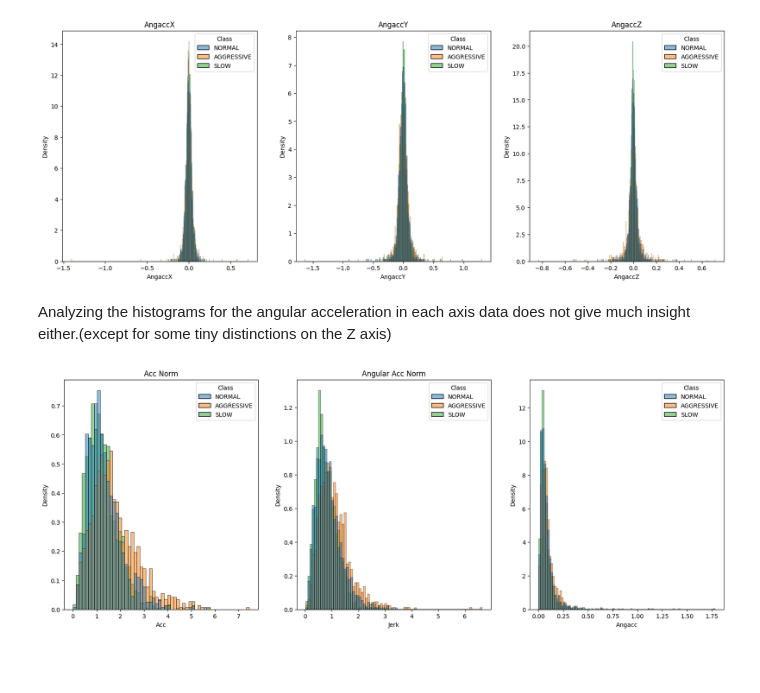
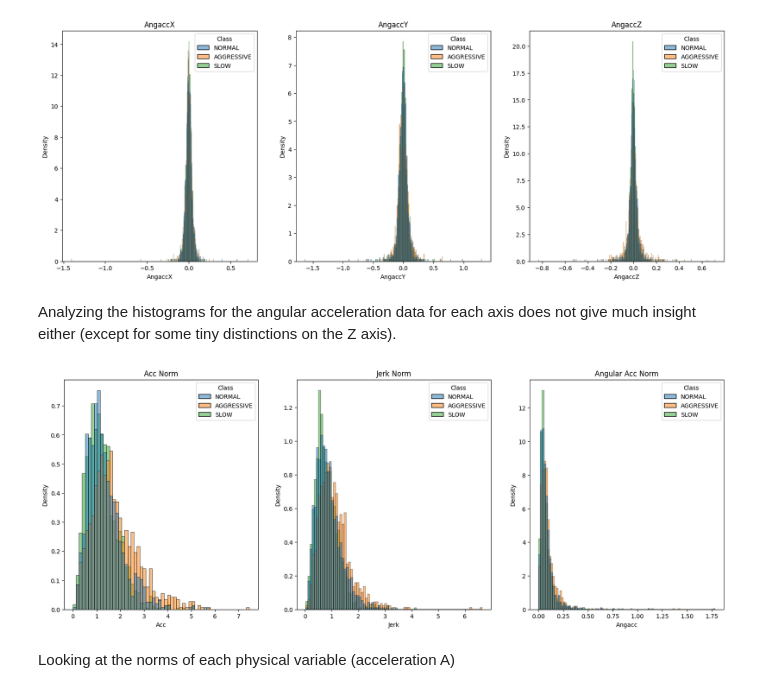
Before and after one commit to aurvantGitHub/driving_behavior, a Jupyter notebook: main.ipynb, the cells around one changed output. Saved outputs shown, nothing was run; the diff lists cells and outputs as text; code cells hidden in the pictures; blank space fills up the shorter version.

Commit message:
angular velocity norm

```diff
--- a/main.ipynb
+++ b/main.ipynb
@@ -488,19 +543,21 @@ for i, a_acc in enumerate(['AngaccX', 'AngaccY', 'AngaccZ']):
 # %% [output]
 [figure]
 # %% [markdown]
-Analyzing the histograms for the angular acceleration in each axis data does not give much insight either.(except for some tiny distinctions on the Z axis)
+Analyzing the histograms for the angular acceleration data for each axis does not give much insight either (except for some tiny distinctions on the Z axis).
 # %%
 #acc norm and jerk norm
 fig, axes = plt.subplots(1, 3, figsize=(20, 7))
 axes = axes.flatten()
 
 sns.histplot(data=df_complete, x='Acc', hue='Class', stat='density', common_norm=False, ax=axes[0])
 sns.histplot(data=df_complete, x='Jerk', hue='Class', stat='density', common_norm=False, ax=axes[1])
 sns.histplot(data=df_complete, x='Angacc', hue='Class', stat='density', common_norm=False, ax=axes[2], bins=100)
 axes[0].set_title('Acc Norm')
 axes[1].set_title('Jerk Norm')
-axes[1].set_title('Angular Acc Norm')
+axes[2].set_title('Angular Acc Norm')
 
 plt.show()
 # %% [output]
-[figure, old version]
+[figure, new version]
+# %% [markdown]
+Looking at the norms of each physical variable (acceleration A)
```
Also changed, not shown: parts of 2 cells of this notebook.
